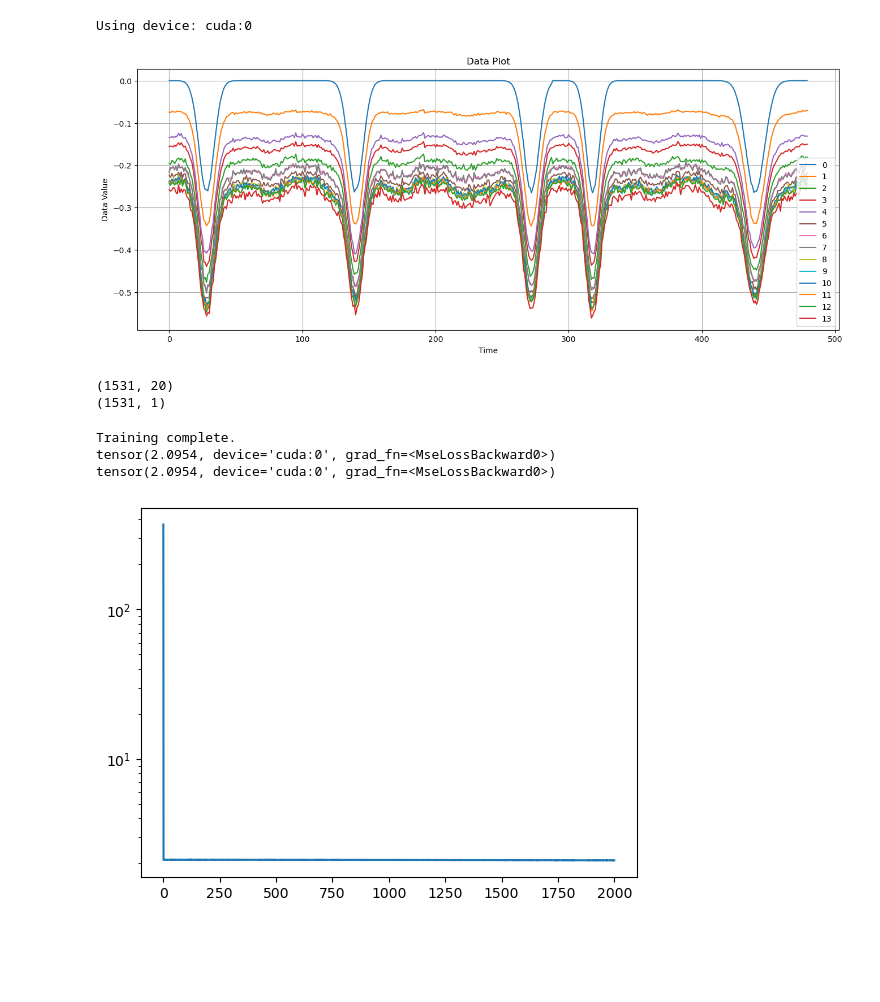
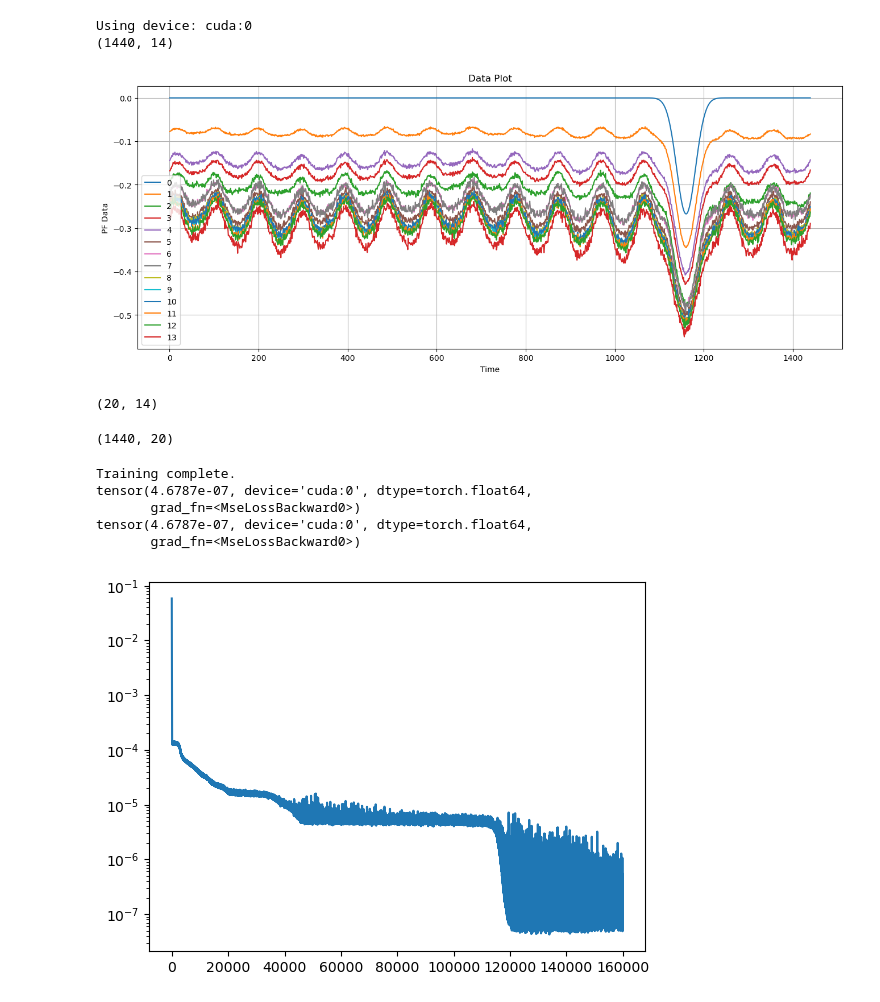
Before and after one commit to bizhili/power_grid_security, a Jupyter notebook: simple_encoder3.ipynb, the cells around one changed output. Cells and saved outputs as stored; diff of their text form; code cells hidden in the pictures; blank space fills up the shorter version.

```diff
--- a/simple_encoder3.ipynb
+++ b/simple_encoder3.ipynb
@@ -4,59 +4,40 @@ import matplotlib.pyplot as plt
 import torch
 import torch.nn as nn
 import torch.optim as optim
 from torch.utils.data import DataLoader, TensorDataset
 import numpy as np
 from tqdm import tqdm
 device = torch.device('cuda:0' if torch.cuda.is_available() else 'cpu')
 print("Using device:", device)
 
 def read_excel_power(file_path= ""):
     pfData = pd.read_excel(file_path, engine='openpyxl', sheet_name=0, parse_dates=['Timestamp'])
     phaseData = pd.read_excel(file_path, engine='openpyxl', sheet_name=1, parse_dates=['Timestamp'])
     pfData.set_index('Timestamp', inplace=True)
     phaseData.set_index('Timestamp', inplace=True)
+    pfData= pfData.to_numpy()
+    phaseData= phaseData.to_numpy()
+    #normalize
+    pfData= pfData/(np.sqrt(np.sum(np.square(pfData), 1, keepdims= True)))
+
     return pfData, phaseData
 attackPfData, attackPhaseData= read_excel_power("first round/attack_all.xlsx")
 PfData2, attackPhaseData2= read_excel_power("fdia_data.xlsx")
 basePfData, basePhaseData= read_excel_power("first round/base_all.xlsx")
-attackPfData= attackPfData.to_numpy()
-attackPhaseData= attackPhaseData.to_numpy()
-PfData2= PfData2.to_numpy()
-attackPhaseData2= attackPhaseData2.to_numpy()
-basePfData= basePfData.to_numpy()
-basePhaseData= basePhaseData.to_numpy()
-data= attackPhaseData
 
+data= attackPhaseData2
+print(data.shape)
 plt.figure(figsize=(16, 6))
 for i in range(data.shape[1]):
     #plt.plot(data.index, data[i], label=i)
     plt.plot(data[:, i], label=i)
 plt.title('Data Plot')
 plt.xlabel('Time')
-plt.ylabel('Data Value')
+plt.ylabel('PF Data')
 plt.legend()
 plt.grid(True)
 plt.show()
 # %% [output]
 Using device: cuda:0
+(1440, 14)
-[figure, old version]
+[figure, new version]
-# %%
-
-type1PfData= []
-# plt.plot(deltaPfData)
-# plt.yscale("log")
-for i in range(attackPhaseData.shape[0]):
-    if attackPhaseData[i, 0]<-1e-5:
-        type1PfData.append(attackPfData[i])
-
-type0PfData= np.concatenate([basePfData, PfData2[0:800,:]])
-type1PfData= np.stack(type1PfData)
-xDatas= np.concatenate([type0PfData, type1PfData])
-labels= np.ones((type0PfData.shape[0]+type1PfData.shape[0], 1))
-labels[0:type0PfData.shape[0], :]= -1
-print(xDatas.shape)
-print(labels.shape)
-attackPfData2= PfData2[800:, :]
-# %% [output]
-(1531, 20)
-(1531, 1)
@@ -76,0 +44,20 @@ losses= []
+# %%
+from scipy.io import loadmat
+
+# Load MATLAB file
+mat_data = loadmat('matpower/topology20_14.mat')
+
+# Access a variable inside the .mat file
+A = mat_data['graph']
+# 'data' is a NumPy array
+print(A.shape)
+# %% [output]
+(20, 14)
+# %%
+
+type0PfData= np.concatenate([PfData2[:,:]])
+xDatas= np.concatenate([type0PfData])
+print(xDatas.shape)
+attackPfData2= PfData2[0:, :]
+# %% [output]
+(1440, 20)
@@ -91,12 +119,12 @@ optimizer = optim.Adam(model.parameters(), lr=0.001)
 # %%
 # Training the model
-epochs = 1000
+epochs = 80000
 for epoch in tqdm(range(epochs)):
-    for inputs, labels in loader:
+    for inputs, label in loader:
         optimizer.zero_grad()
-        sim = model(inputs)
-        sim= sim*labels
-        MSELoss = criterion(1/sim, sim*0)
+        y1 = model.encoder(inputs)
+        p_x = model.decoder(y1)
+        MSELoss = criterion(p_x, inputs)
         loss= MSELoss
         loss.backward()
         optimizer.step()
@@ -107,10 +135,13 @@ print(loss)
 print(MSELoss)
 # %% [output]
 Training complete.
-tensor(2.0954, device='cuda:0', grad_fn=<MseLossBackward0>)
-tensor(2.0954, device='cuda:0', grad_fn=<MseLossBackward0>)
+tensor(4.6787e-07, device='cuda:0', dtype=torch.float64,
+       grad_fn=<MseLossBackward0>)
+tensor(4.6787e-07, device='cuda:0', dtype=torch.float64,
+       grad_fn=<MseLossBackward0>)
 # %%
-plt.plot(losses)
+plt.plot(losses[:])
 plt.yscale("log")
+#plt.xscale("log")
 # %% [output]
-[figure, old version]
+[figure, new version]
```
Also changed, not shown: parts of 6 cells of this notebook, 4 other files.
